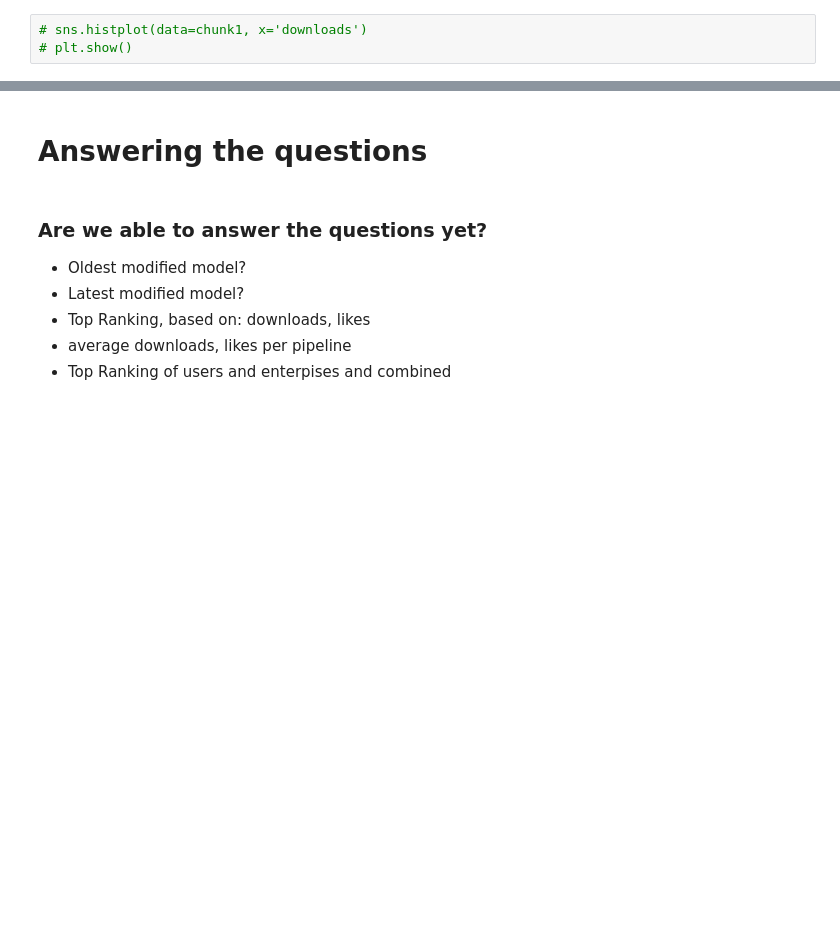
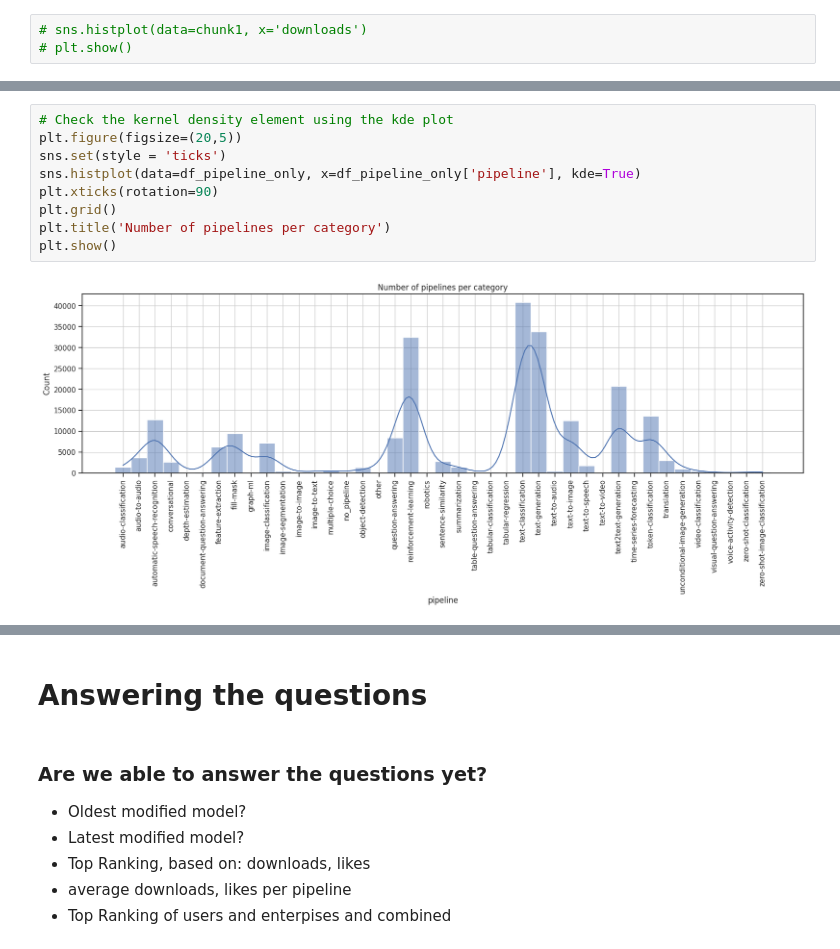
Before and after one commit to Abdullah-Nasir-Chowdhury/HuggingFace_Model-Analysis, a Jupyter notebook: hugging-face-models-analysis.ipynb, the cells around one changed output, grey strips where cells are left out. Drawn from its saved outputs; the diff is of its cells as text; blank space fills up the shorter version.

```diff
--- a/hugging-face-models-analysis.ipynb
+++ b/hugging-face-models-analysis.ipynb
@@ -741,0 +1858,11 @@ print(f'chunk5: {chunk5.info(verbose=False, memory_usage=True)}')
+# %%
+# Check the kernel density element using the kde plot
+plt.figure(figsize=(20,5))
+sns.set(style = 'ticks')
+sns.histplot(data=df_pipeline_only, x=df_pipeline_only['pipeline'], kde=True)
+plt.xticks(rotation=90)
+plt.grid()
+plt.title('Number of pipelines per category')
+plt.show()
+# %% [output]
+[figure, added]
```
Also changed, not shown: parts of 172 cells of this notebook.
